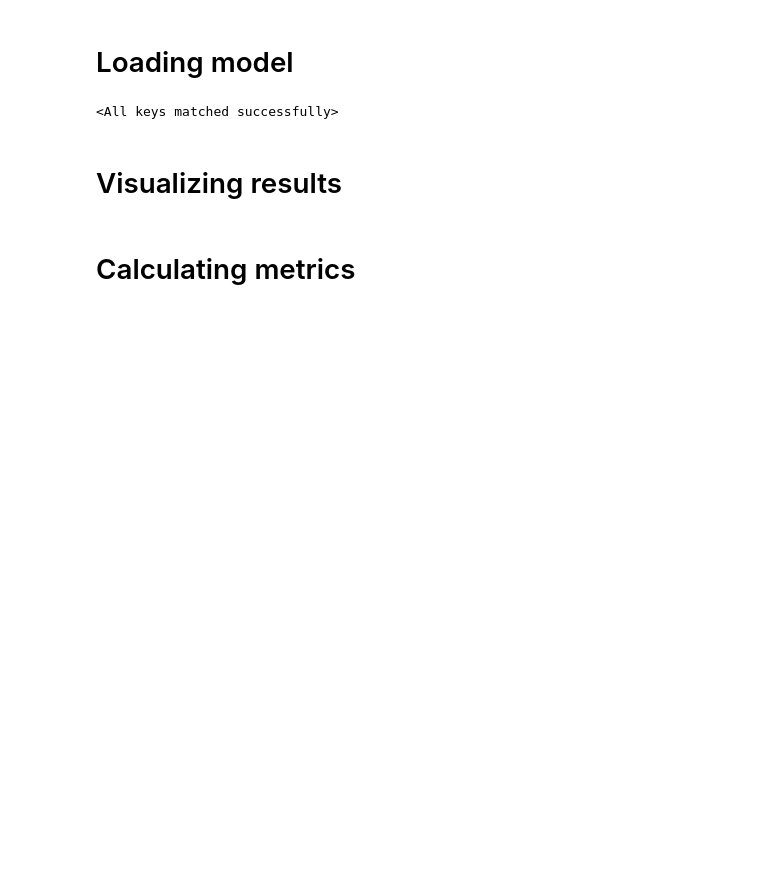
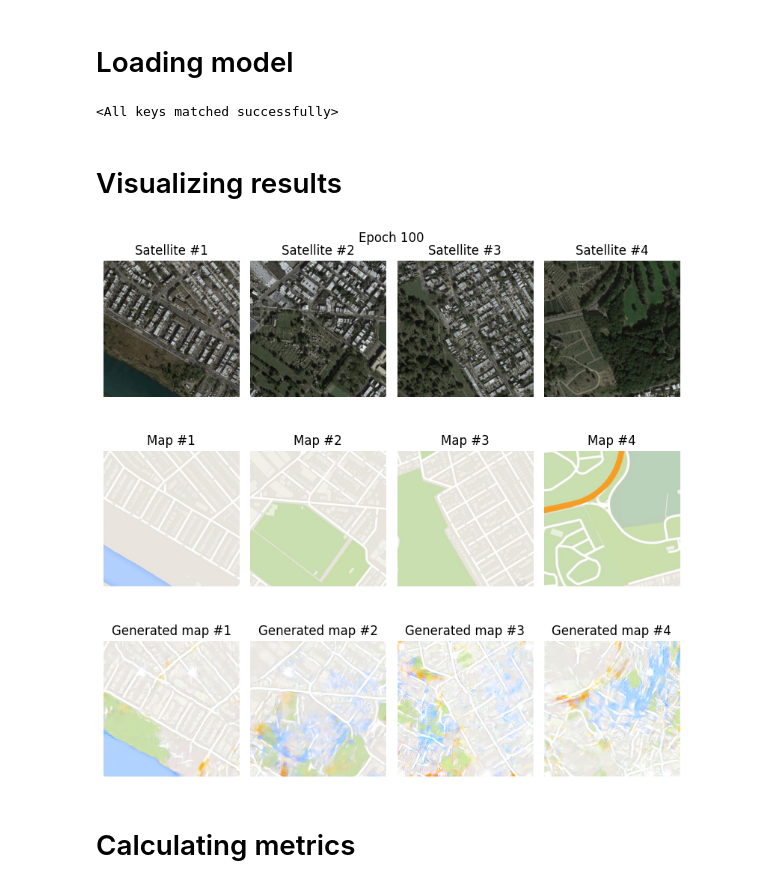
Before and after one commit to teaching-FEEC/dgm-2024.2, a Jupyter notebook: projetos/satellite2map/notebooks/1.2-vva-pix2pix_eval.ipynb, the cells around one changed output. Saved outputs shown, nothing was run; the diff lists cells and outputs as text; code cells hidden in the pictures; blank space fills up the shorter version.

```diff
--- a/projetos/satellite2map/notebooks/1.2-vva-pix2pix_eval.ipynb
+++ b/projetos/satellite2map/notebooks/1.2-vva-pix2pix_eval.ipynb
@@ -78,41 +71,41 @@ generator.load_state_dict(gen_state_dict)
 # %% [markdown]
 # Visualizing results
 # %%
-# fig = plt.figure(figsize=(8, 8))
-# indexes = torch.randint(0, len(val_dataset), (4,))
-# for i in range(4):
-#     (sat, map) = val_dataset[indexes[i]]
-#     i = i + 1
-#     # print(i, sat.shape, map.shape)
-#     gen_map = generator(sat.unsqueeze(0).to(DEVICE)).squeeze(0).cpu()
+fig = plt.figure(figsize=(8, 8))
+indexes = torch.randint(0, len(test_dataset), (4,))
+for i in range(4):
+    (sat, map) = test_dataset[indexes[i]]
+    i = i + 1
+    # print(i, sat.shape, map.shape)
+    gen_map = generator(sat.unsqueeze(0).to(DEVICE)).squeeze(0).cpu()
 
-#     # Sattelite (input)
-#     ax = fig.add_subplot(3, 4, i)
-#     ax.set_title('Satellite #{}'.format(i))
-#     ax.axis('off')
-#     sat = sat * 0.5 + 0.5
-#     plt.imshow(sat.permute((1, 2, 0)).numpy())
+    # Sattelite (input)
+    ax = fig.add_subplot(3, 4, i)
+    ax.set_title('Satellite #{}'.format(i))
+    ax.axis('off')
+    sat = sat * 0.5 + 0.5
+    plt.imshow(sat.permute((1, 2, 0)).numpy())
 
-#     # Map (target)
-#     ax = fig.add_subplot(3, 4, i+4)
-#     ax.set_title('Map #{}'.format(i))
-#     ax.axis('off')
-#     print(f'maps: {map.max()}, {map.min()}')
-#     map = map * 0.5 + 0.5
-#     plt.imshow(map.permute((1, 2, 0)).numpy())
+    # Map (target)
+    ax = fig.add_subplot(3, 4, i+4)
+    ax.set_title('Map #{}'.format(i))
+    ax.axis('off')
+    map = map * 0.5 + 0.5
+    plt.imshow(map.permute((1, 2, 0)).numpy())
 
-#     # Generated map (output)
-#     ax = fig.add_subplot(3, 4, i+8)
-#     ax.set_title('Generated map #{}'.format(i))
-#     ax.axis('off')
-#     print(f'gen maps: {gen_map.max()}, {gen_map.min()}')
-#     gen_map = gen_map * 0.5 + 0.5
-#     plt.imshow(gen_map.permute((1, 2, 0)).cpu().detach().numpy())
-#     if i == 4:
-#         fig.tight_layout()
-#         fig.suptitle('Epoch 100')
-#         plt.show()
-#         break
+    # Generated map (output)
+    ax = fig.add_subplot(3, 4, i+8)
+    ax.set_title('Generated map #{}'.format(i))
+    ax.axis('off')
+    gen_map = gen_map * 0.5 + 0.5
+    plt.imshow(gen_map.permute((1, 2, 0)).cpu().detach().numpy())
+    if i == 4:
+        fig.tight_layout()
+        fig.suptitle('Epoch 100')
+        plt.show()
+        break
+# %% [output]
+[figure, added]
 # %% [markdown]
 # Calculating metrics
 # %%
```
Also changed, not shown: parts of 3 cells of this notebook, 41 other files.
